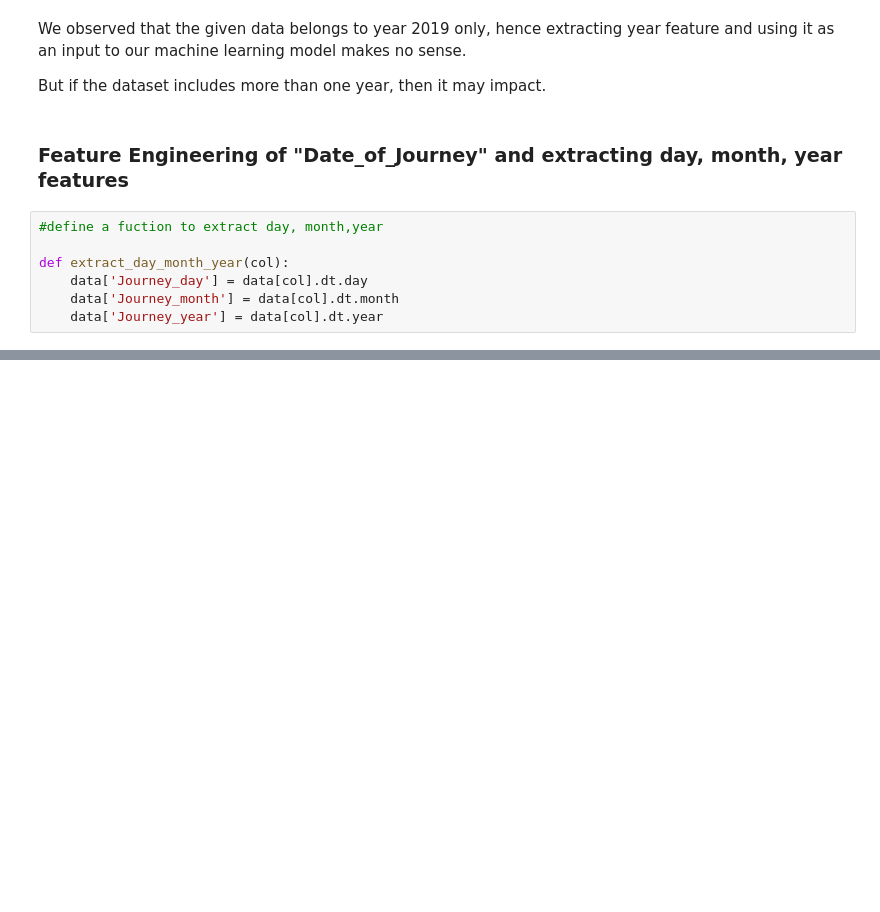
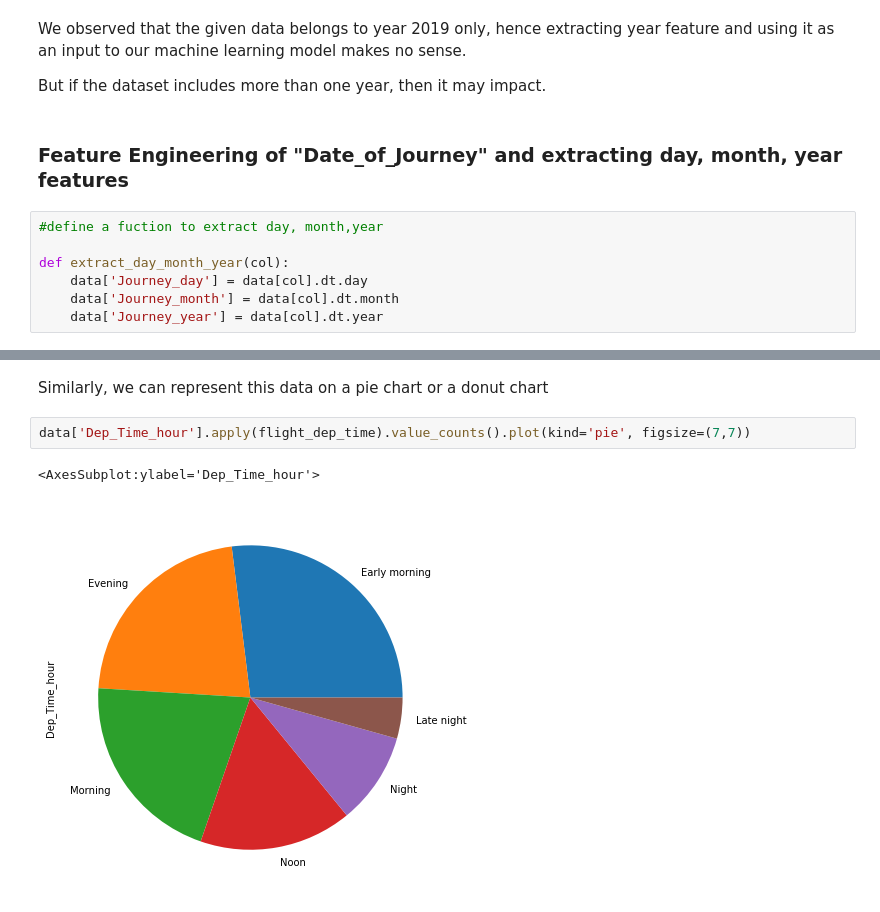
Before and after one commit to PushpaSharmaa/Flight-Fare-Prediction, a Jupyter notebook: Flight_Fare_Prediction ML Project.ipynb, the cells around one changed output, grey strips where cells are left out. Drawn from its saved outputs; the diff is of its cells as text; blank space fills up the shorter version.

```diff
--- a/Flight_Fare_Prediction ML Project.ipynb
+++ b/Flight_Fare_Prediction ML Project.ipynb
@@ -222,0 +254,7 @@ data.head(2)
+# %% [markdown]
+Similarly, we can represent this data on a pie chart or a donut chart
+# %%
+data['Dep_Time_hour'].apply(flight_dep_time).value_counts().plot(kind='pie', figsize=(7,7))
+# %% [output]
+<AxesSubplot:ylabel='Dep_Time_hour'>
+[figure, added]
```
Also changed, not shown: parts of 19 cells of this notebook.
